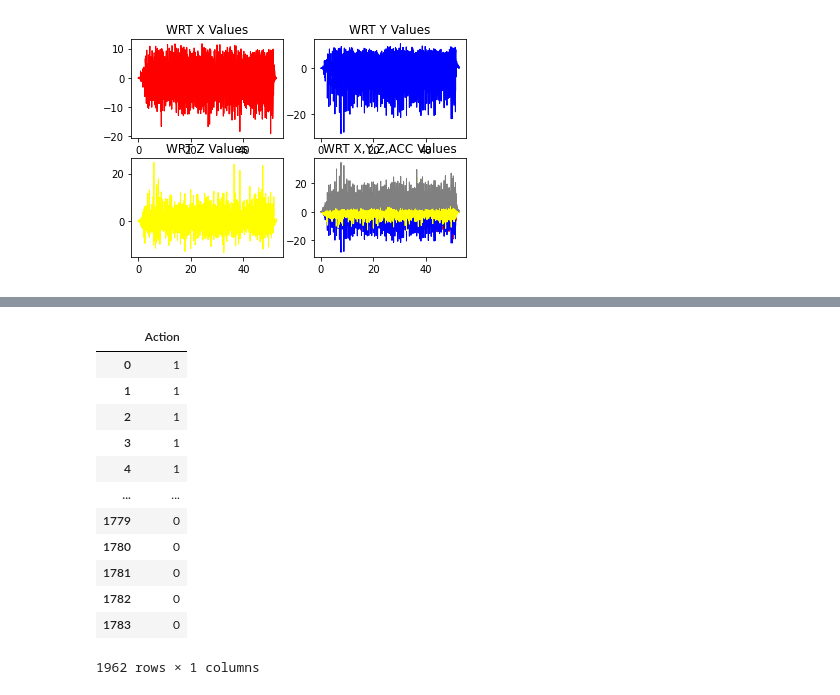
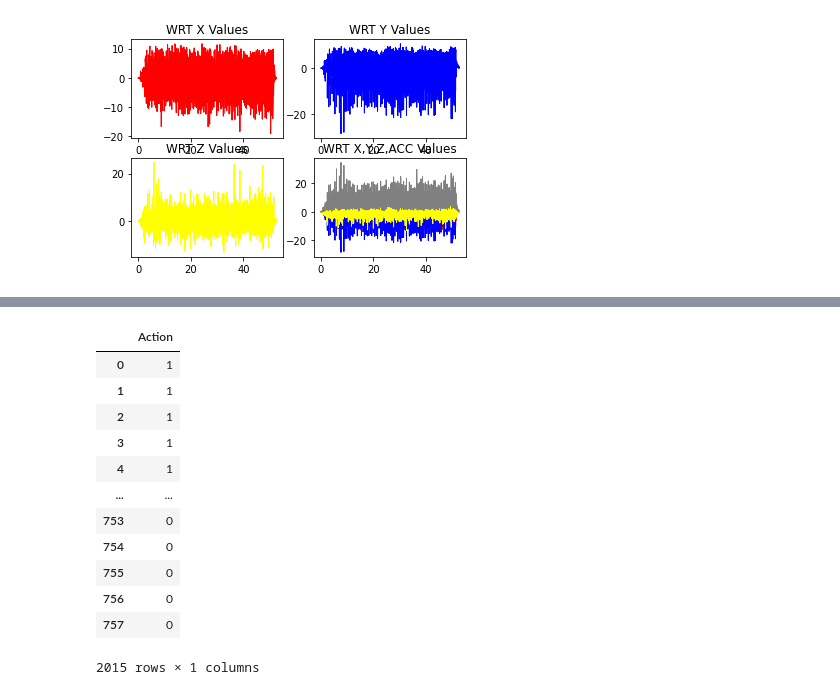
Before and after one commit to MihirS57/covid-contact-tracker, a Jupyter notebook: Python/Acc Data Observation/prediction.ipynb, the cells around one changed output, grey strips where cells are left out. Drawn from its saved outputs; the diff is of its cells as text; code cells hidden in the pictures.

```diff
--- a/Python/Acc Data Observation/prediction.ipynb
+++ b/Python/Acc Data Observation/prediction.ipynb
@@ -5,5 +5,7 @@ import matplotlib.pyplot as plt
 # %%
 walk_dataset = pd.read_csv('./Sample Datasets/Sample_walk_dataset_2.csv')
 walk_dataset
+test_walk_dataset = pd.read_csv('./Sample Datasets/Sample_walk_dataset.csv')
+test_walk_dataset
 # %% [output]
 |  | O | Action | X | Y | Z | Acc | TS |
@@ -23,5 +25,7 @@ walk_dataset
 run_dataset = pd.read_csv('./Sample Datasets/Sample_run_dataset_2.csv')
 run_dataset = run_dataset[:1784]
 run_dataset
+test_run_dataset = pd.read_csv('./Sample Datasets/Sample_run_dataset.csv')
+test_run_dataset
 # %% [output]
 |  | O | Action | X | Y | Z | Acc | TS |
@@ -115,5 +119,9 @@ What type of plot? Single (S) or Multiple (M) or count spikes (CS): M
 X_walk = walk_dataset.iloc[:,[2,3,4,5]]
 y_walk = walk_dataset.iloc[:,[1]]
 X_walk
+
+test_X_walk = test_walk_dataset.iloc[:,[2,3,4,5]]
+test_y_walk = test_walk_dataset.iloc[:,[1]]
+test_X_walk
 # %% [output]
 |  | X | Y | Z | Acc |
@@ -133,5 +141,9 @@ X_walk
 X_run = run_dataset.iloc[:,[2,3,4,5]]
 y_run = run_dataset.iloc[:,[1]]
 X_run.head()
+
+test_X_run = test_run_dataset.iloc[:,[2,3,4,5]]
+test_y_run = test_run_dataset.iloc[:,[1]]
+test_X_run
 # %% [output]
 |  | X | Y | Z | Acc |
@@ -161,21 +184,24 @@ X
 # %%
 Y_frames = [y_walk,y_run]
 y = pd.concat(Y_frames)
 y
+test_Y_frames = [test_y_walk,test_y_run]
+test_y = pd.concat(test_Y_frames)
+test_y
 # %% [output]
 |  | Action |
 | 0 | 1 |
 | 1 | 1 |
 | 2 | 1 |
 | 3 | 1 |
 | 4 | 1 |
 | ... | ... |
-| 1779 | 0 |
-| 1780 | 0 |
-| 1781 | 0 |
-| 1782 | 0 |
-| 1783 | 0 |
+| 753 | 0 |
+| 754 | 0 |
+| 755 | 0 |
+| 756 | 0 |
+| 757 | 0 |
-1962 rows × 1 columns
+2015 rows × 1 columns
 # %%
 import tensorflow as tf
 from tensorflow import keras
```
Also changed, not shown: parts of 11 cells of this notebook, 3 other files.
